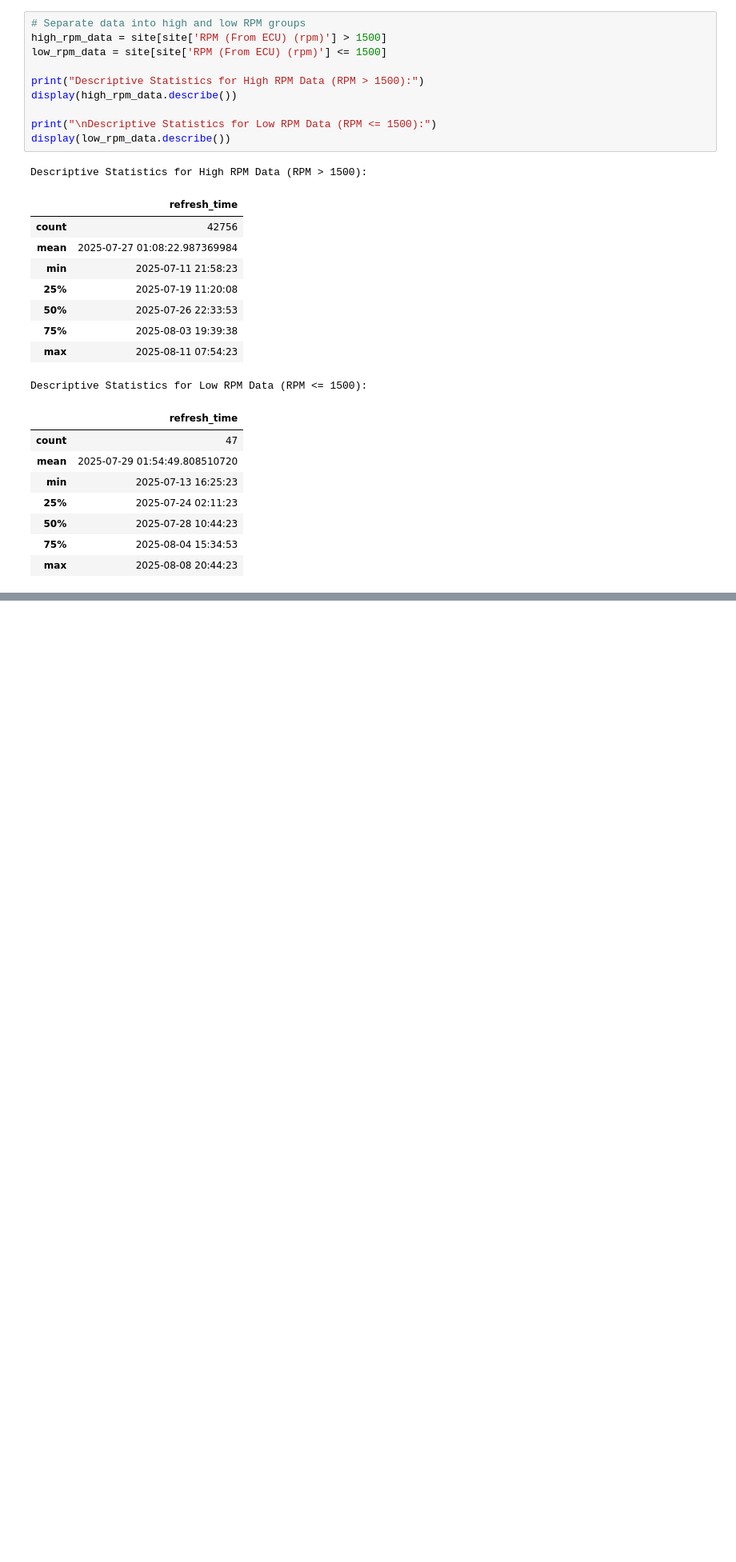
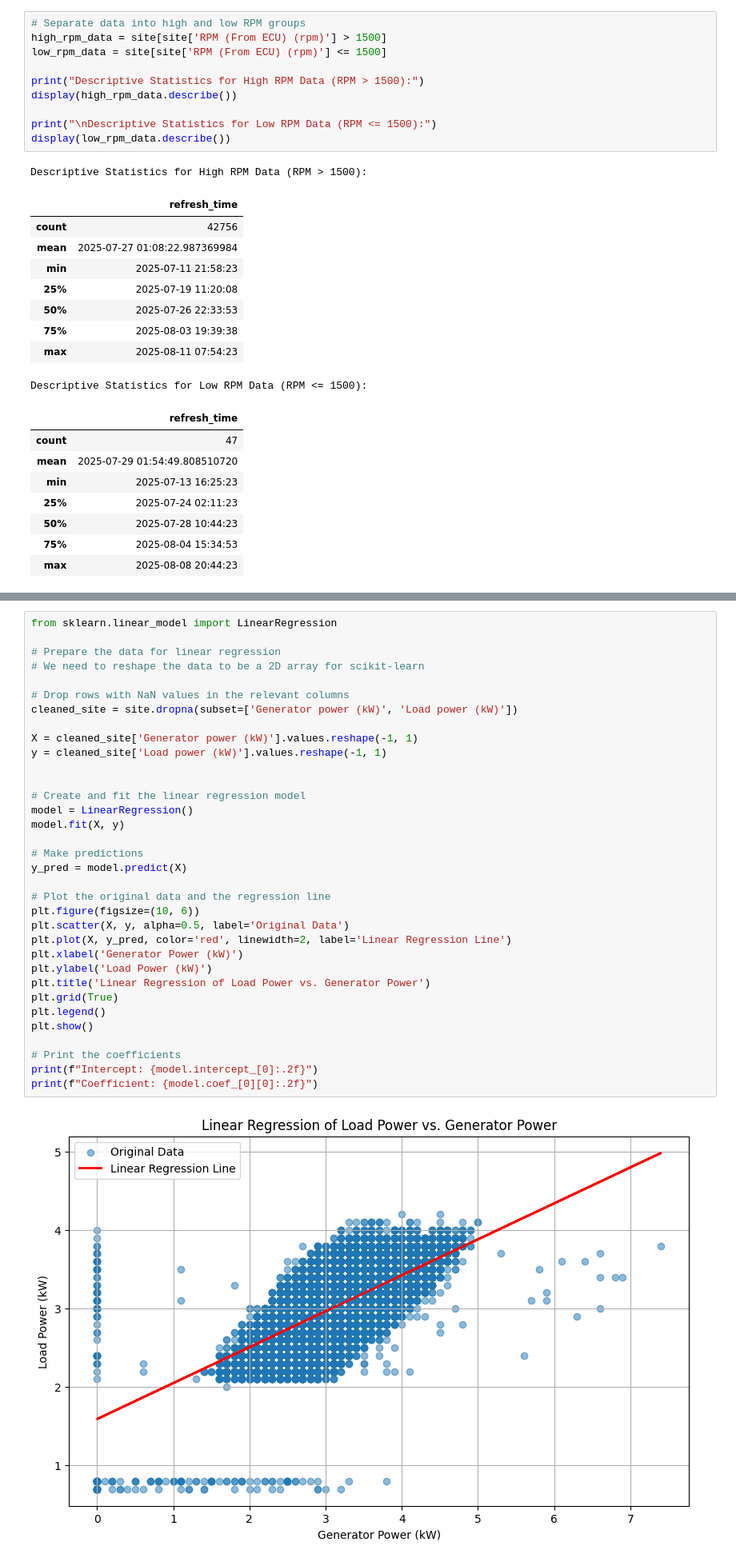
Before and after one commit to Tech-Gene/MTN-MAST-Generator-analysis-project, a Jupyter notebook: Site_maintenance_data_analysis_904.ipynb, the cells around one changed output, grey strips where cells are left out. Shown at 80% size. Saved outputs shown, nothing was run; the diff lists cells and outputs as text; blank space fills up the shorter version.

```diff
--- a/Site_maintenance_data_analysis_904.ipynb
+++ b/Site_maintenance_data_analysis_904.ipynb
@@ -360,0 +415,36 @@ Descriptive Statistics for Low RPM Data (RPM <= 1500):
+# %%
+from sklearn.linear_model import LinearRegression
+
+# Prepare the data for linear regression
+# We need to reshape the data to be a 2D array for scikit-learn
+
+# Drop rows with NaN values in the relevant columns
+cleaned_site = site.dropna(subset=['Generator power (kW)', 'Load power (kW)'])
+
+X = cleaned_site['Generator power (kW)'].values.reshape(-1, 1)
+y = cleaned_site['Load power (kW)'].values.reshape(-1, 1)
+
+
+# Create and fit the linear regression model
+model = LinearRegression()
+model.fit(X, y)
+
+# Make predictions
+y_pred = model.predict(X)
+
+# Plot the original data and the regression line
+plt.figure(figsize=(10, 6))
+plt.scatter(X, y, alpha=0.5, label='Original Data')
+plt.plot(X, y_pred, color='red', linewidth=2, label='Linear Regression Line')
+plt.xlabel('Generator Power (kW)')
+plt.ylabel('Load Power (kW)')
+plt.title('Linear Regression of Load Power vs. Generator Power')
+plt.grid(True)
+plt.legend()
+plt.show()
+
+# Print the coefficients
+print(f"Intercept: {model.intercept_[0]:.2f}")
+print(f"Coefficient: {model.coef_[0][0]:.2f}")
+# %% [output]
+[figure, added]
```
Also changed, not shown: parts of 14 cells of this notebook.
